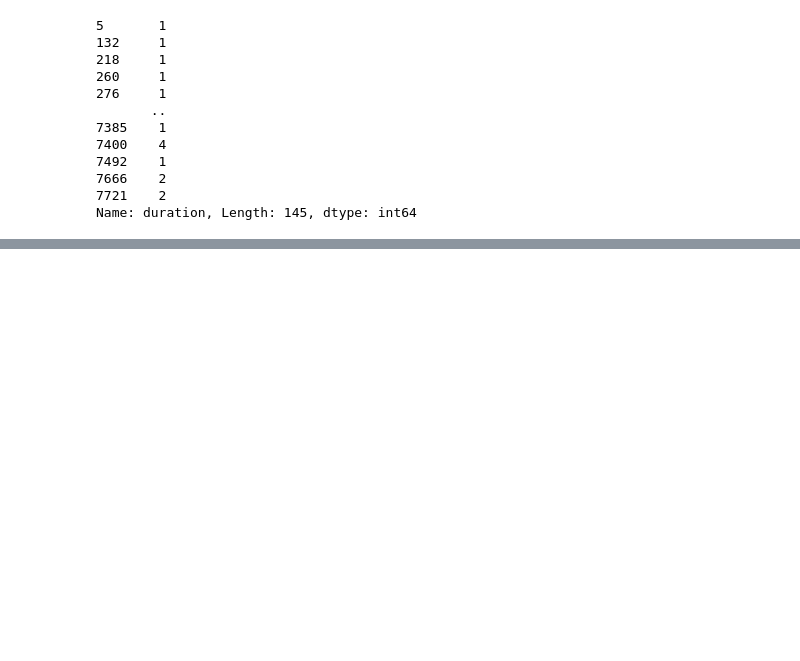
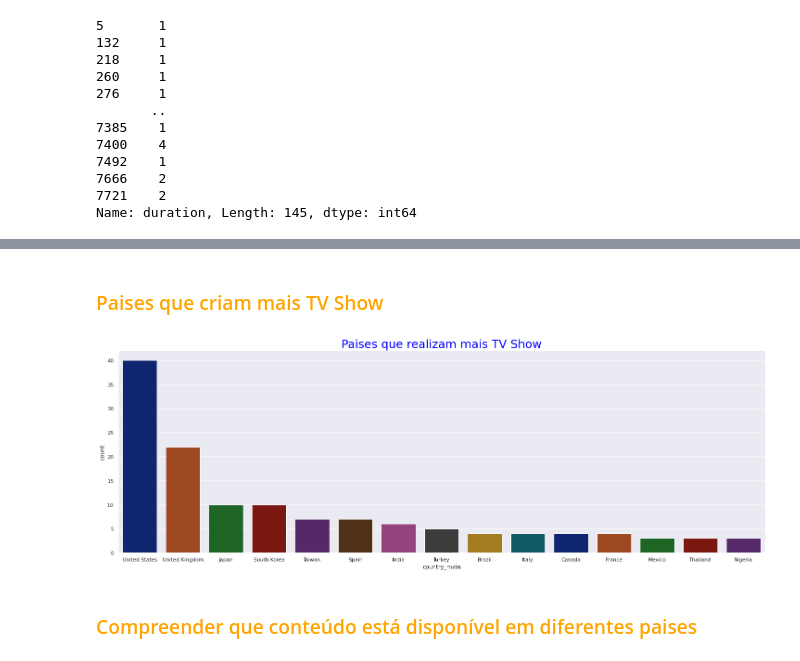
Before and after one commit to EddyGiusepe/Sistema_RECOMENDACION_Netflix, a Jupyter notebook: Netflix_RECOMMENDATION.ipynb, the cells around one changed output, grey strips where cells are left out. Cells and saved outputs as stored; diff of their text form; code cells hidden in the pictures; blank space fills up the shorter version.

```diff
--- a/Netflix_RECOMMENDATION.ipynb
+++ b/Netflix_RECOMMENDATION.ipynb
@@ -610,0 +641,11 @@ plt.title("Programas de Televisão que tem mais temporadas", fontsize = 15, colo
+# %% [markdown]
+### <font color="orange">Paises que criam mais TV Show</font>
+# %%
+plt.figure(figsize=(25, 8))
+sns.set(style = "darkgrid")
+sns.countplot(x = "country_main", data = tv_df, palette = "dark", order = tv_df["country_main"].value_counts().index[0:15])
+plt.title("Paises que realizam mais TV Show", fontsize = 25, color = "blue");
+# %% [output]
+[figure, added]
+# %% [markdown]
+### <font color="orange">Compreender que conteúdo está disponível em diferentes paises</font>
```
Also changed, not shown: parts of 7 cells of this notebook.
